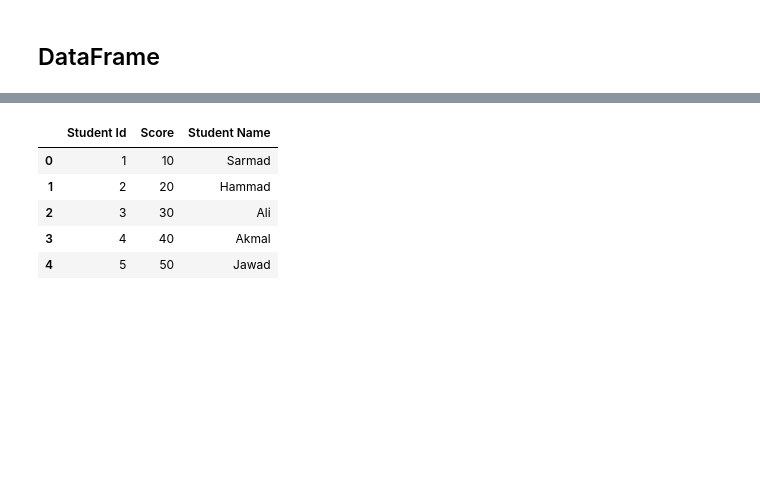
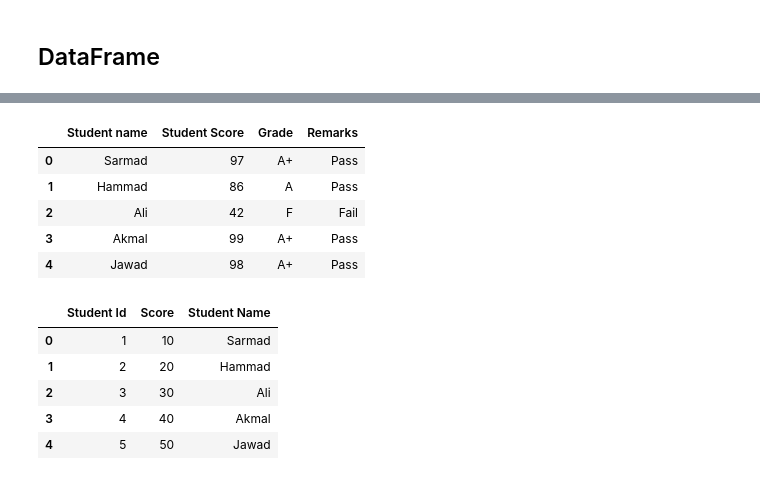
Before and after one commit to Sarmad426/Python, a Jupyter notebook: 9-Pandas/1-pandas-basics.ipynb, the cells around one changed output, grey strips where cells are left out. Saved outputs shown, nothing was run; the diff lists cells and outputs as text; code cells hidden in the pictures; blank space fills up the shorter version.

```diff
--- a/9-Pandas/1-pandas-basics.ipynb
+++ b/9-Pandas/1-pandas-basics.ipynb
@@ -110,0 +112,29 @@ df
+# %%
+from typing import Literal
+
+Grades = Literal["A+", "A", "B+", "B", "C", "D", "F"]
+
+
+def get_grade(marks: int) -> Grades:
+    """
+    Returns the grade based on the marks
+    """
+    if marks >= 90:
+        return "A+"
+    elif marks < 90 and marks >= 80:
+        return "A"
+    elif marks >= 75:
+        return "B+"
+    elif marks >= 70:
+        return "B"
+    elif marks >= 65:
+        return "C"
+    elif marks >= 50:
+        return "D"
+    else:
+        return "F"
+
+
+df["Grade"] = [get_grade(marks) for marks in df["Student Score"]]
+
+df
@@ -111,3 +148,14 @@ df
+# %%
+df["Remarks"] = ["Pass" if num >= 50 else "Fail" for num in df["Student Score"]]
+
+df
+# %% [output]
+|  | Student name | Student Score | Grade | Remarks |
+| 0 | Sarmad | 97 | A+ | Pass |
+| 1 | Hammad | 86 | A | Pass |
+| 2 | Ali | 42 | F | Fail |
+| 3 | Akmal | 99 | A+ | Pass |
+| 4 | Jawad | 98 | A+ | Pass |
 # %%
 s1: pd.Series = pd.Series([1, 2, 3, 4, 5], name="Student Id")
 s2: pd.Series = pd.Series([10, 20, 30, 40, 50], name="Student Score")
```
Also changed, not shown: parts of 7 cells of this notebook.
